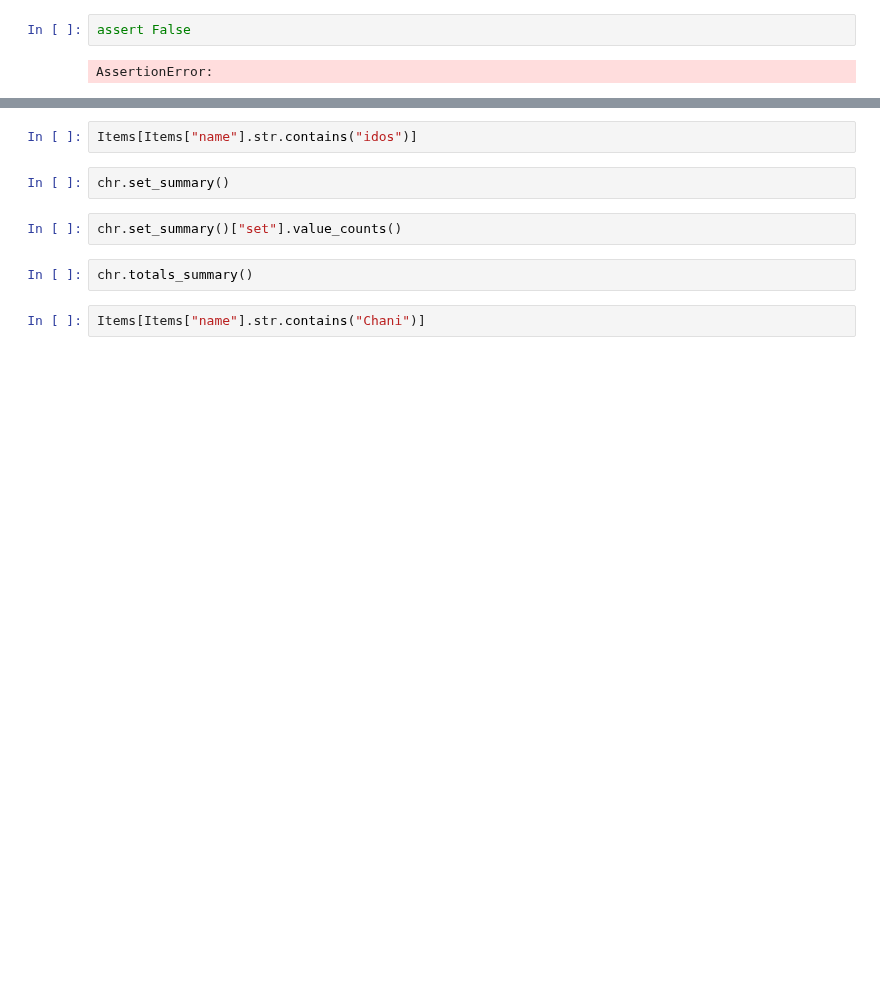
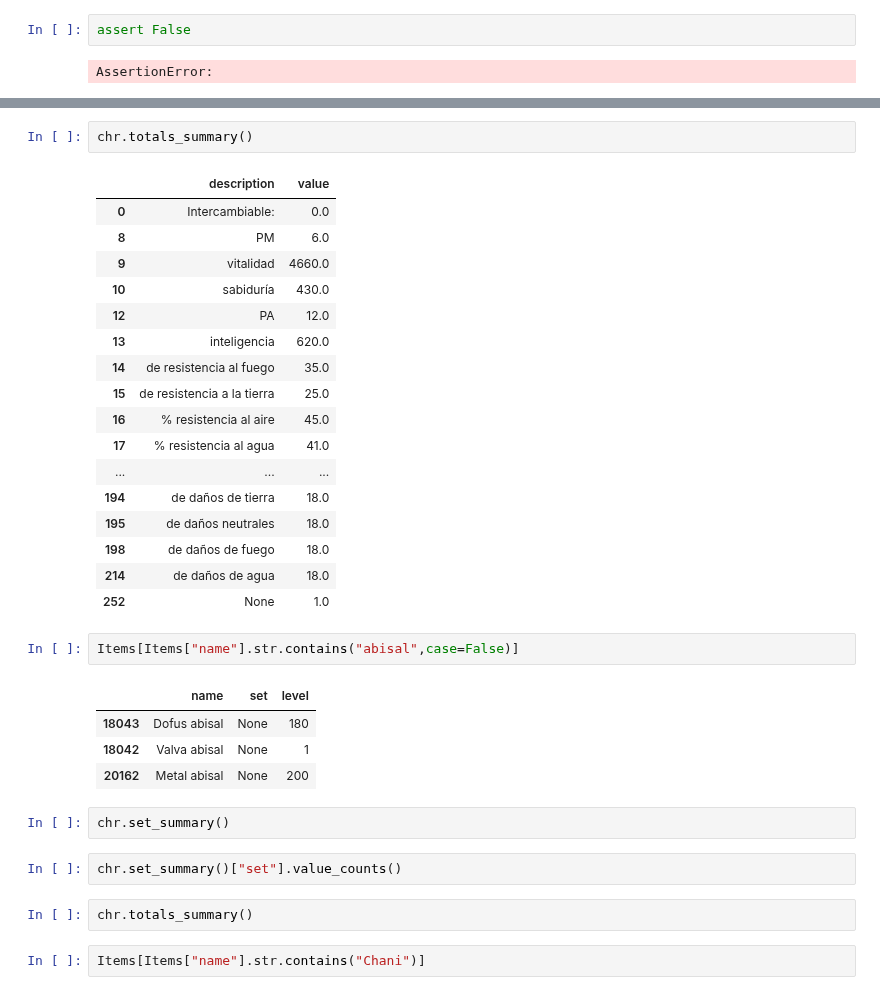
Before and after one commit to jdtibochab/dofus-set-optimizer, a Jupyter notebook: Optimize-Sacri.ipynb, the cells around one changed output, grey strips where cells are left out. Cells and saved outputs as stored; diff of their text form; blank space fills up the shorter version.

```diff
--- a/Optimize-Sacri.ipynb
+++ b/Optimize-Sacri.ipynb
@@ -178,5 +212,30 @@ chr.fitness, chr.get_final_damage("weapon")
+# %%
+chr.totals_summary()
+# %% [output]
+|  | description | value |
+| 0 | Intercambiable: | 0.0 |
+| 8 | PM | 6.0 |
+| 9 | vitalidad | 4660.0 |
+| 10 | sabiduría | 430.0 |
+| 12 | PA | 12.0 |
+| 13 | inteligencia | 620.0 |
+| 14 | de resistencia al fuego | 35.0 |
+| 15 | de resistencia a la tierra | 25.0 |
+| 16 | % resistencia al aire | 45.0 |
+| 17 | % resistencia al agua | 41.0 |
+| ... | ... | ... |
+| 194 | de daños de tierra | 18.0 |
+| 195 | de daños neutrales | 18.0 |
+| 198 | de daños de fuego | 18.0 |
+| 214 | de daños de agua | 18.0 |
+| 252 | None | 1.0 |
 # %%
-Items[Items["name"].str.contains("idos")]
+Items[Items["name"].str.contains("abisal",case=False)]
+# %% [output]
+|  | name | set | level |
+| 18043 | Dofus abisal | None | 180 |
+| 18042 | Valva abisal | None | 1 |
+| 20162 | Metal abisal | None | 200 |
 # %%
 chr.set_summary()
 # %%
```
Also changed, not shown: parts of 7 cells of this notebook, 19 other files.
